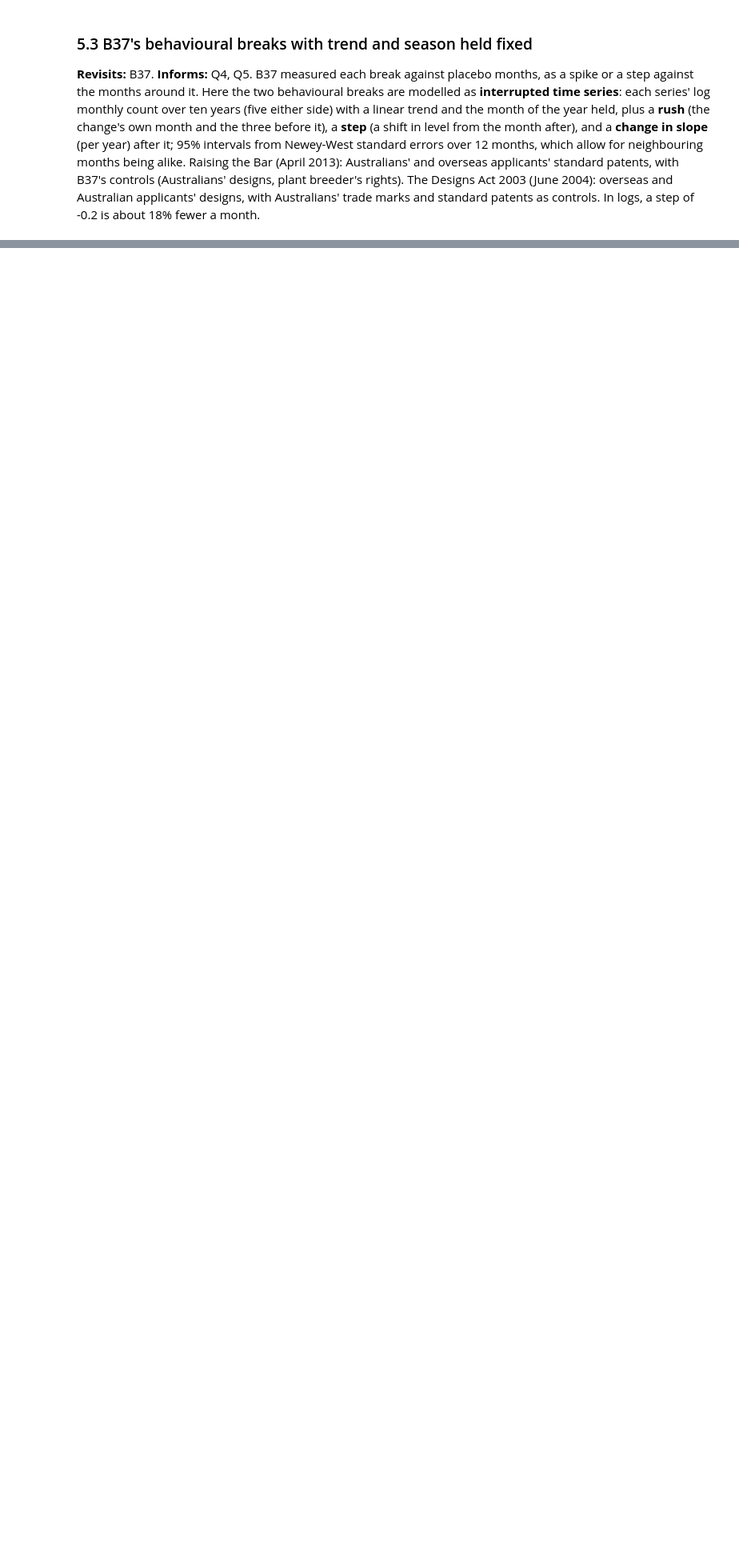
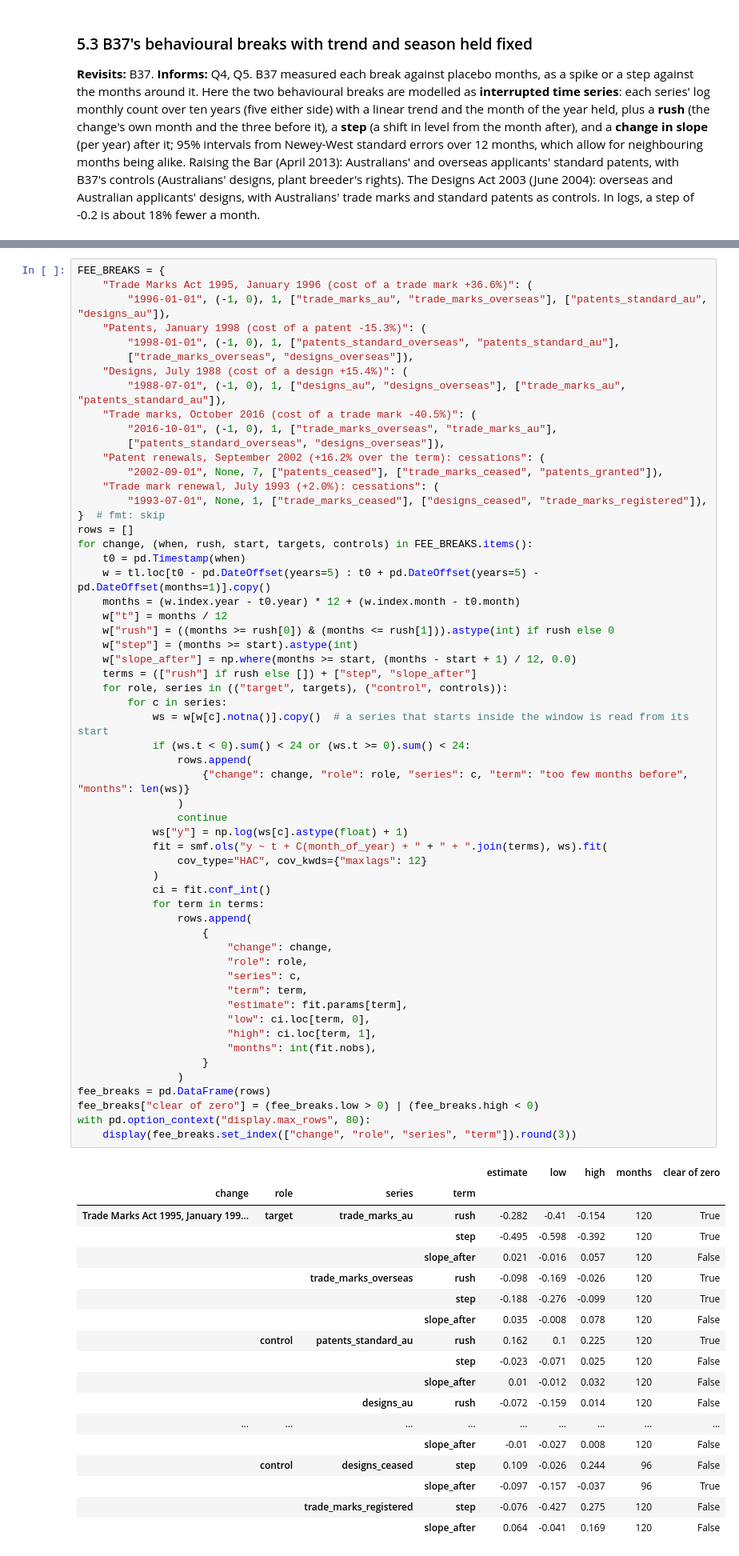
Before and after one commit to Thomas-Amann-IPAustralia/Aus-GII-Breakdown, a Jupyter notebook: analysis/notebooks/03_multivariate.ipynb, the cells around one changed output, grey strips where cells are left out. Shown at 80% size. Saved outputs shown, nothing was run; the diff lists cells and outputs as text; blank space fills up the shorter version.

```diff
--- a/analysis/notebooks/03_multivariate.ipynb
+++ b/analysis/notebooks/03_multivariate.ipynb
@@ -2553,0 +3644,76 @@ estimates in logs with 95% Newey-West intervals (120 months each):
+# %%
+FEE_BREAKS = {
+    "Trade Marks Act 1995, January 1996 (cost of a trade mark +36.6%)": (
+        "1996-01-01", (-1, 0), 1, ["trade_marks_au", "trade_marks_overseas"], ["patents_standard_au", "designs_au"]),
+    "Patents, January 1998 (cost of a patent -15.3%)": (
+        "1998-01-01", (-1, 0), 1, ["patents_standard_overseas", "patents_standard_au"],
+        ["trade_marks_overseas", "designs_overseas"]),
+    "Designs, July 1988 (cost of a design +15.4%)": (
+        "1988-07-01", (-1, 0), 1, ["designs_au", "designs_overseas"], ["trade_marks_au", "patents_standard_au"]),
+    "Trade marks, October 2016 (cost of a trade mark -40.5%)": (
+        "2016-10-01", (-1, 0), 1, ["trade_marks_overseas", "trade_marks_au"],
+        ["patents_standard_overseas", "designs_overseas"]),
+    "Patent renewals, September 2002 (+16.2% over the term): cessations": (
+        "2002-09-01", None, 7, ["patents_ceased"], ["trade_marks_ceased", "patents_granted"]),
+    "Trade mark renewal, July 1993 (+2.0%): cessations": (
+        "1993-07-01", None, 1, ["trade_marks_ceased"], ["designs_ceased", "trade_marks_registered"]),
+}  # fmt: skip
+rows = []
+for change, (when, rush, start, targets, controls) in FEE_BREAKS.items():
+    t0 = pd.Timestamp(when)
+    w = tl.loc[t0 - pd.DateOffset(years=5) : t0 + pd.DateOffset(years=5) - pd.DateOffset(months=1)].copy()
+    months = (w.index.year - t0.year) * 12 + (w.index.month - t0.month)
+    w["t"] = months / 12
+    w["rush"] = ((months >= rush[0]) & (months <= rush[1])).astype(int) if rush else 0
+    w["step"] = (months >= start).astype(int)
+    w["slope_after"] = np.where(months >= start, (months - start + 1) / 12, 0.0)
+    terms = (["rush"] if rush else []) + ["step", "slope_after"]
+    for role, series in (("target", targets), ("control", controls)):
+        for c in series:
+            ws = w[w[c].notna()].copy()  # a series that starts inside the window is read from its start
+            if (ws.t < 0).sum() < 24 or (ws.t >= 0).sum() < 24:
+                rows.append(
+                    {"change": change, "role": role, "series": c, "term": "too few months before", "months": len(ws)}
+                )
+                continue
+            ws["y"] = np.log(ws[c].astype(float) + 1)
+            fit = smf.ols("y ~ t + C(month_of_year) + " + " + ".join(terms), ws).fit(
+                cov_type="HAC", cov_kwds={"maxlags": 12}
+            )
+            ci = fit.conf_int()
+            for term in terms:
+                rows.append(
+                    {
+                        "change": change,
+                        "role": role,
+                        "series": c,
+                        "term": term,
+                        "estimate": fit.params[term],
+                        "low": ci.loc[term, 0],
+                        "high": ci.loc[term, 1],
+                        "months": int(fit.nobs),
+                    }
+                )
+fee_breaks = pd.DataFrame(rows)
+fee_breaks["clear of zero"] = (fee_breaks.low > 0) | (fee_breaks.high < 0)
+with pd.option_context("display.max_rows", 80):
+    display(fee_breaks.set_index(["change", "role", "series", "term"]).round(3))
+# %% [output]
+|  |  |  |  | estimate | low | high | months | clear of zero |
+| change | role | series | term |  |  |  |  |  |
+| Trade Marks Act 1995, January 199... | target | trade_marks_au | rush | -0.282 | -0.41 | -0.154 | 120 | True |
+|  |  |  | step | -0.495 | -0.598 | -0.392 | 120 | True |
+|  |  |  | slope_after | 0.021 | -0.016 | 0.057 | 120 | False |
+|  |  | trade_marks_overseas | rush | -0.098 | -0.169 | -0.026 | 120 | True |
+|  |  |  | step | -0.188 | -0.276 | -0.099 | 120 | True |
+|  |  |  | slope_after | 0.035 | -0.008 | 0.078 | 120 | False |
+|  | control | patents_standard_au | rush | 0.162 | 0.1 | 0.225 | 120 | True |
+|  |  |  | step | -0.023 | -0.071 | 0.025 | 120 | False |
+|  |  |  | slope_after | 0.01 | -0.012 | 0.032 | 120 | False |
+|  |  | designs_au | rush | -0.072 | -0.159 | 0.014 | 120 | False |
+| ... | ... | ... | ... | ... | ... | ... | ... | ... |
+|  |  |  | slope_after | -0.01 | -0.027 | 0.008 | 120 | False |
+|  | control | designs_ceased | step | 0.109 | -0.026 | 0.244 | 96 | False |
+|  |  |  | slope_after | -0.097 | -0.157 | -0.037 | 96 | True |
+|  |  | trade_marks_registered | step | -0.076 | -0.427 | 0.275 | 120 | False |
+|  |  |  | slope_after | 0.064 | -0.041 | 0.169 | 120 | False |
```
Also changed, not shown: parts of 52 cells of this notebook, 17 other files.
